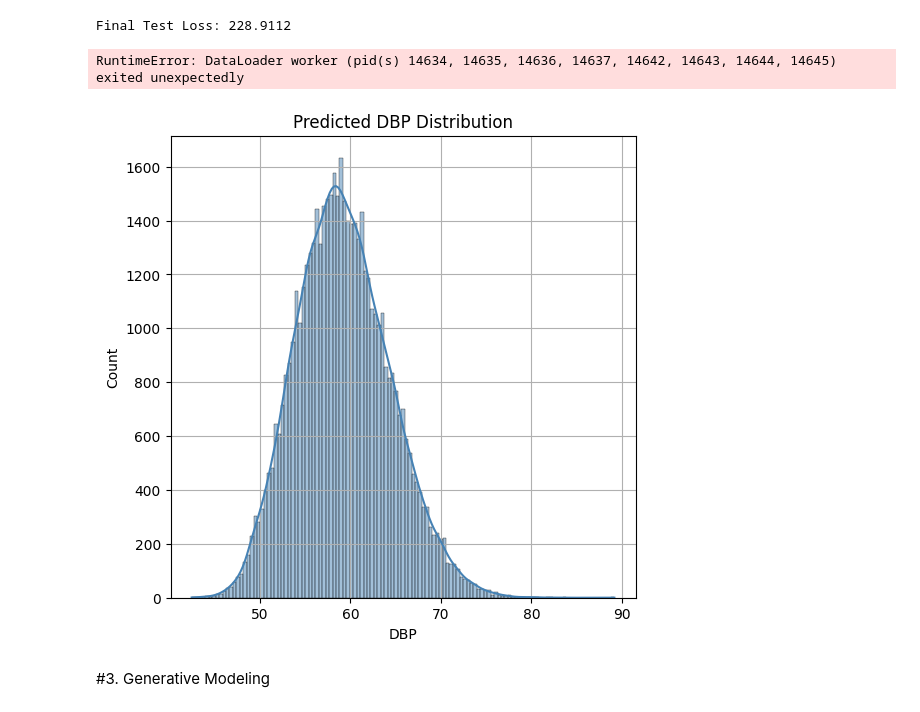
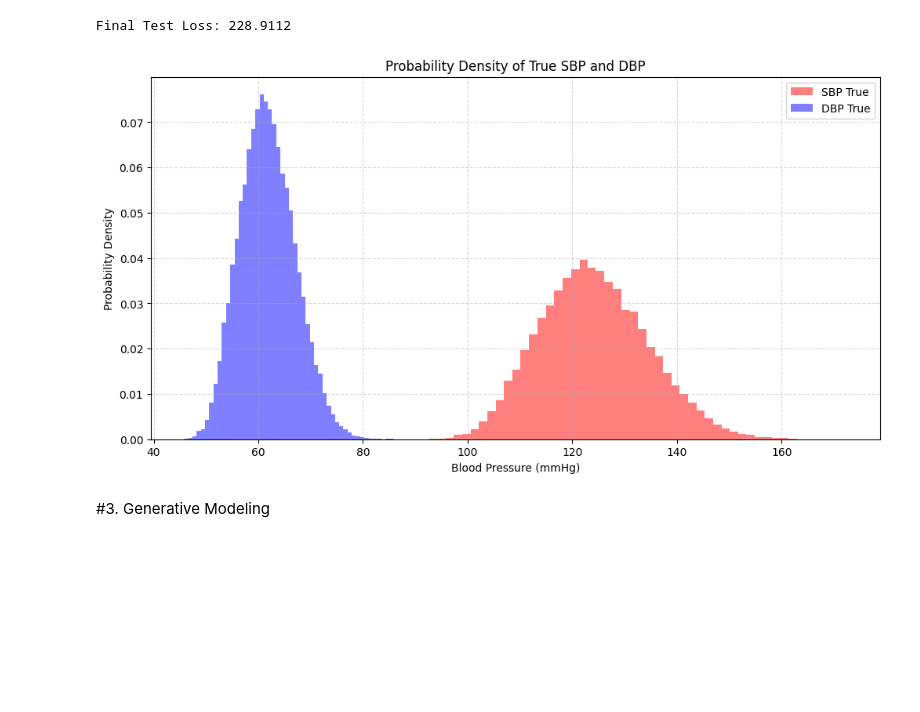
Before and after one commit to Shinyhunter95/math-data-science-course-Project4, a Jupyter notebook: Project4.ipynb, the cells around one changed output. Saved outputs shown, nothing was run; the diff lists cells and outputs as text; code cells hidden in the pictures; blank space fills up the shorter version.

```diff
--- a/Project4.ipynb
+++ b/Project4.ipynb
@@ -663,77 +663,49 @@ Epoch 1 | Train Loss: 682.1783
 Final Test Loss: 228.9112
 # %%
 import matplotlib.pyplot as plt
-import torch
 
+# Make sure model is on the correct device
+device = torch.device("cuda" if torch.cuda.is_available() else "cpu")
+model.to(device)
 model.eval()
+
 all_preds = []
 all_true = []
 
+# Evaluation loop (safe)
 with torch.no_grad():
     for x, y in test_loader:
+        # Move inputs/labels to device inside main process
         x = x.to(device)
         y = y.to(device)
 
+        # AMP handles FP16 automatically
         with torch.amp.autocast(device_type='cuda'):
-            preds = model(x)       # (batch, 2)
+            preds = model(x)   # shape: (batch, 2)
 
         all_preds.append(preds.cpu())
         all_true.append(y.cpu())
 
-# Concatenate all batches
-all_preds = torch.cat(all_preds, dim=0)   # shape: (N, 2)
-all_true  = torch.cat(all_true, dim=0)    # shape: (N, 2)
+# Concatenate batches
+all_preds = torch.cat(all_preds, dim=0).numpy()
+all_true  = torch.cat(all_true, dim=0).numpy()
 
-# Split into SBP/DBP
-sbp_pred = all_preds[:, 0].numpy()
-dbp_pred = all_preds[:, 1].numpy()
+# Split SBP and DBP
+sbp_true, dbp_true = all_true[:,0], all_true[:,1]
+sbp_pred, dbp_pred = all_preds[:,0], all_preds[:,1]
 
-sbp_true = all_true[:, 0].numpy()
-dbp_true = all_true[:, 1].numpy()
-
-# --- HISTOGRAM ---
-plt.figure(figsize=(12, 6))
-
-
-plt.hist(sbp_true, bins=50, alpha=0.5, label="SBP True", color="red")
-plt.hist(dbp_true, bins=50, alpha=0.5, label="DBP True", color="blue")
-
-plt.title("Histogram of True SBP and DBP")
-plt.xlabel("Blood Pressure (mmHg)")
-plt.ylabel("Frequency")
+# --- SBP and DBP Density Histogram ---
+plt.figure(figsize=(12,6))
+plt.hist(sbp_pred, bins=50, density=True, alpha=0.5, label='SBP True', color='red')
+plt.hist(dbp_pred, bins=50, density=True, alpha=0.5, label='DBP True', color='blue')
+plt.title('Probability Density of True SBP and DBP')
+plt.xlabel('Blood Pressure (mmHg)')
+plt.ylabel('Probability Density')
 plt.legend()
-plt.grid(True, linestyle='--', alpha=0.4)
+plt.grid(True, linestyle='--', alpha=0.5)
 plt.show()
 # %% [output]
-RuntimeError: DataLoader worker (pid(s) 14634, 14635, 14636, 14637, 14642, 14643, 14644, 14645) exited unexpectedly
+[figure, added]
-# %%
-import seaborn as sns
-
-model.eval()
-all_preds = []
-all_true = []
-
-with torch.no_grad():
-    for x, y in test_loader:
-        with torch.amp.autocast('cuda'):
-                x_fp16 = x.to(device).half()
-                preds = model(x_fp16).squeeze()
-        all_preds.append(preds.cpu())
-        all_true.append(y.cpu())
-
-# Concatenate batches
-all_preds = torch.cat(all_preds).numpy()
-all_true = torch.cat(all_true).numpy()
-
-plt.figure(figsize=(6,6))
-sns.histplot(all_preds, kde=True, color='steelblue')
-plt.title("Predicted DBP Distribution")
-plt.xlabel("DBP")
-plt.ylabel("Count")
-plt.grid(True)
-plt.show()
-# %% [output]
-[figure, removed]
 # %% [markdown]
 #3. Generative Modeling
 # %%
```
